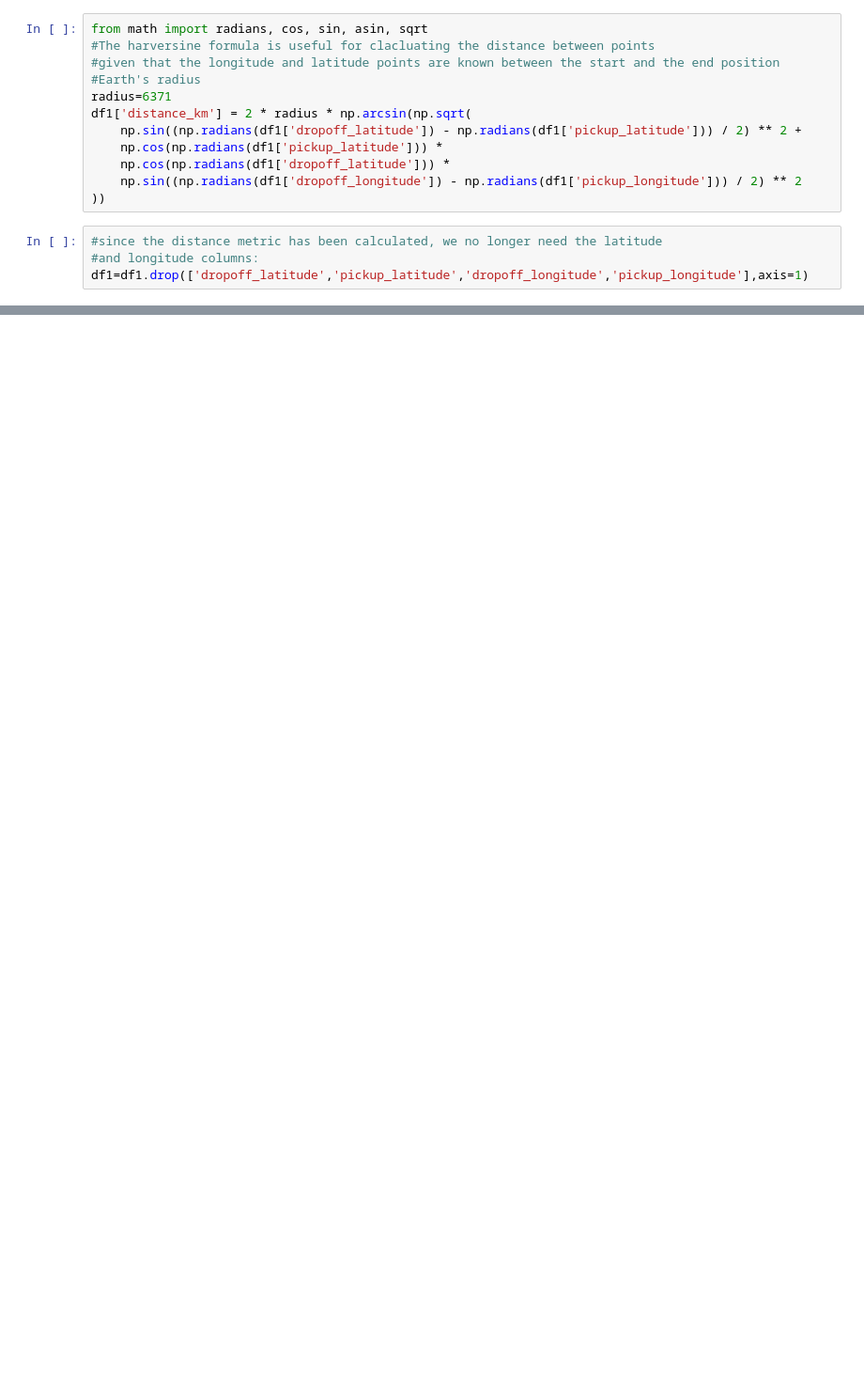
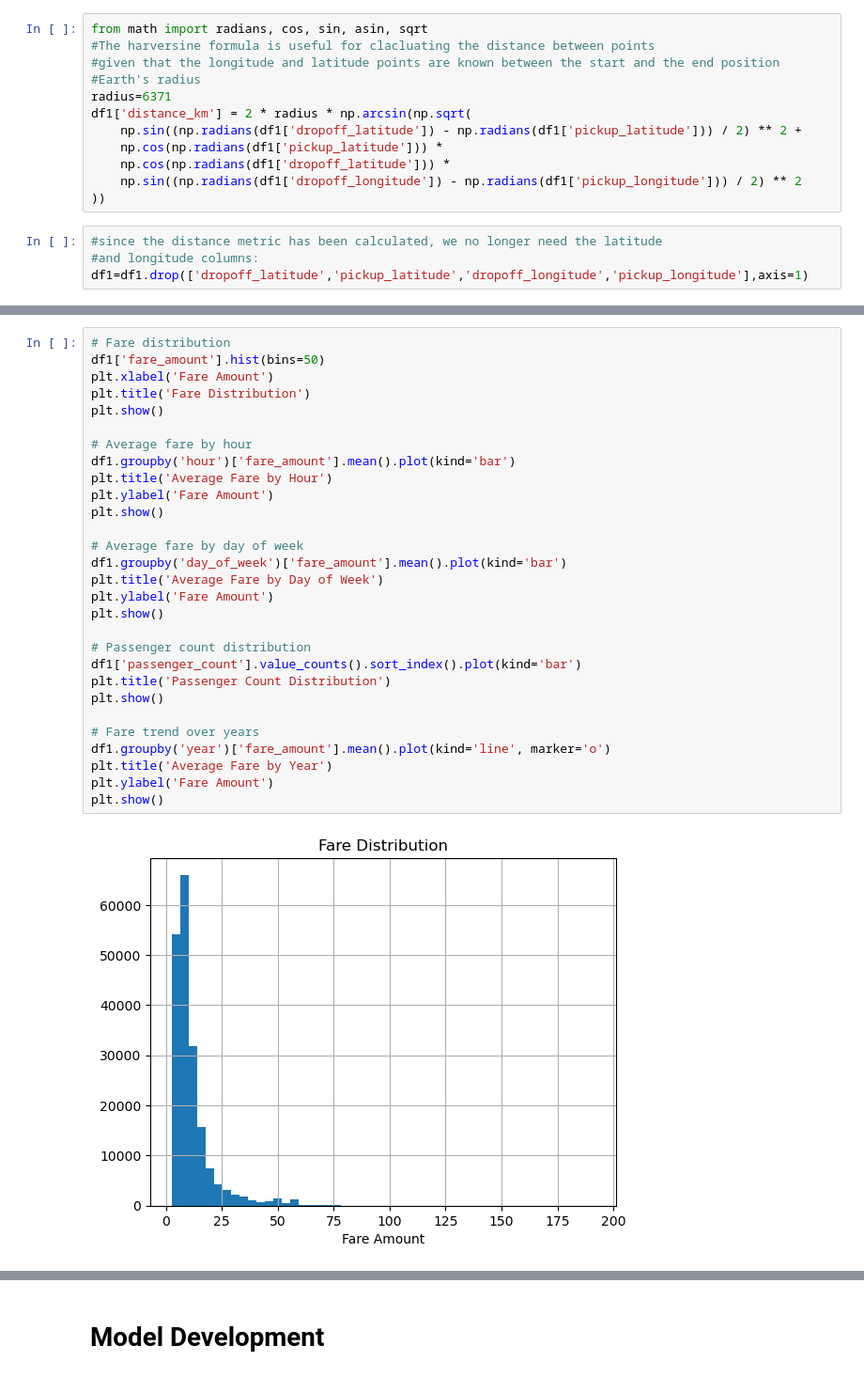
Before and after one commit to ZAKXIES2006/UBER-RIDE-PRICE-PREDICTION, a Jupyter notebook: UberPricePredictor.ipynb, the cells around one changed output, grey strips where cells are left out. Shown at 94% size. Cells and saved outputs as stored; diff of their text form; blank space fills up the shorter version.

```diff
--- a/UberPricePredictor.ipynb
+++ b/UberPricePredictor.ipynb
@@ -179,0 +235,31 @@ df1.describe()
+# %%
+# Fare distribution
+df1['fare_amount'].hist(bins=50)
+plt.xlabel('Fare Amount')
+plt.title('Fare Distribution')
+plt.show()
+
+# Average fare by hour
+df1.groupby('hour')['fare_amount'].mean().plot(kind='bar')
+plt.title('Average Fare by Hour')
+plt.ylabel('Fare Amount')
+plt.show()
+
+# Average fare by day of week
+df1.groupby('day_of_week')['fare_amount'].mean().plot(kind='bar')
+plt.title('Average Fare by Day of Week')
+plt.ylabel('Fare Amount')
+plt.show()
+
+# Passenger count distribution
+df1['passenger_count'].value_counts().sort_index().plot(kind='bar')
+plt.title('Passenger Count Distribution')
+plt.show()
+
+# Fare trend over years
+df1.groupby('year')['fare_amount'].mean().plot(kind='line', marker='o')
+plt.title('Average Fare by Year')
+plt.ylabel('Fare Amount')
+plt.show()
+# %% [output]
+[figure, added]
@@ -179,0 +270,2 @@ df1.describe()
+# %% [markdown]
+# Model Development
```
Also changed, not shown: parts of 14 cells of this notebook.
